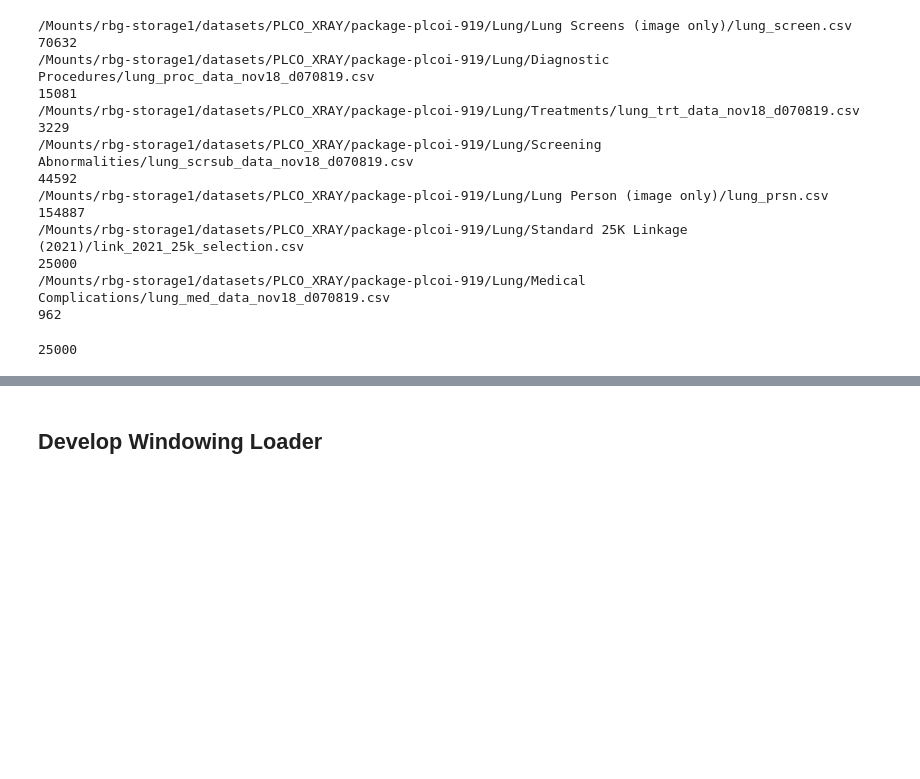
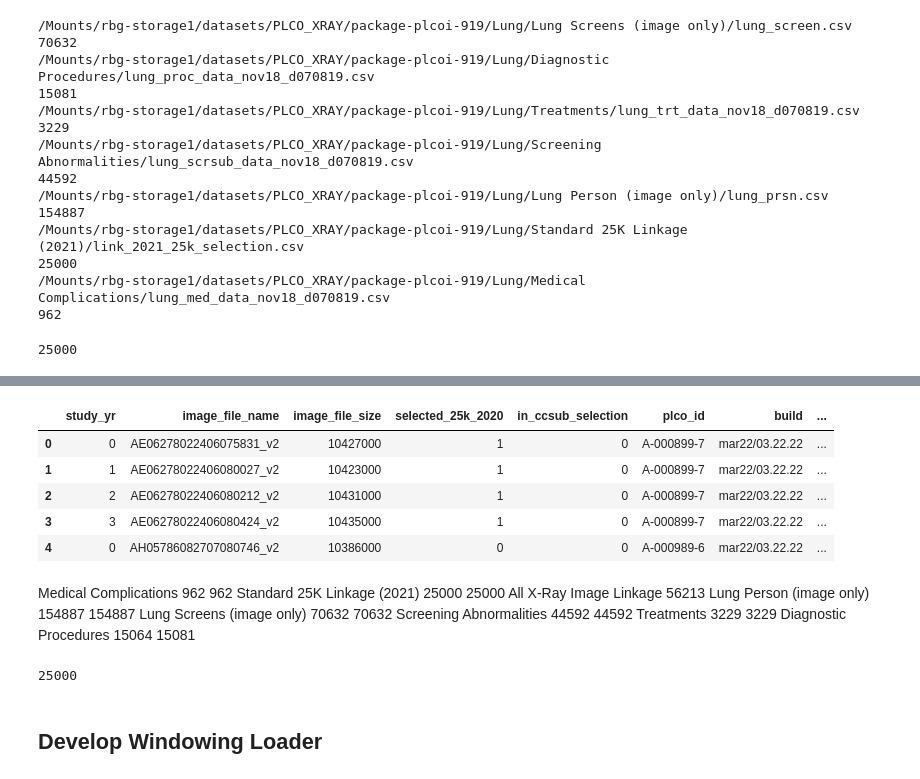
Before and after one commit to pgmikhael/SybilX, a Jupyter notebook: notebooks/updated_plco_eda.ipynb, the cells around one changed output, grey strips where cells are left out. Drawn from its saved outputs; the diff is of its cells as text; code cells hidden in the pictures; blank space fills up the shorter version.

```diff
--- a/notebooks/updated_plco_eda.ipynb
+++ b/notebooks/updated_plco_eda.ipynb
@@ -238,0 +296,4 @@ len(old_pids)
+# %%
+standard_set = pd.read_csv('/Mounts/rbg-storage1/datasets/PLCO_XRAY/new_package-plcoi-919/Lung/Standard 25K Linkage (2021)/lung_xryimg25_data_mar22_d032222.csv')
+old_standard_set = pd.read_csv('/Mounts/rbg-storage1/datasets/PLCO_XRAY/package-plcoi-919/Lung/Standard 25K Linkage (2021)/link_2021_25k_selection.csv')
+full_set = pd.read_csv('/Mounts/rbg-storage1/datasets/PLCO_XRAY/new_package-plcoi-919/Lung/All X-Ray Image Linkage/lung_xryimg_data_mar22_d032222.csv')
@@ -238,0 +326,18 @@ len(old_pids)
+# %%
+full_set.head()
+# %% [output]
+|  | study_yr | image_file_name | image_file_size | selected_25k_2020 | in_ccsub_selection | plco_id | build | ... |
+| 0 | 0 | AE06278022406075831_v2 | 10427000 | 1 | 0 | A-000899-7 | mar22/03.22.22 | ... |
+| 1 | 1 | AE06278022406080027_v2 | 10423000 | 1 | 0 | A-000899-7 | mar22/03.22.22 | ... |
+| 2 | 2 | AE06278022406080212_v2 | 10431000 | 1 | 0 | A-000899-7 | mar22/03.22.22 | ... |
+| 3 | 3 | AE06278022406080424_v2 | 10435000 | 1 | 0 | A-000899-7 | mar22/03.22.22 | ... |
+| 4 | 0 | AH05786082707080746_v2 | 10386000 | 0 | 0 | A-000989-6 | mar22/03.22.22 | ... |
+# %% [markdown]
+Medical Complications 962 962
+Standard 25K Linkage (2021) 25000 25000
+All X-Ray Image Linkage 56213
+Lung Person (image only) 154887 154887
+Lung Screens (image only) 70632 70632
+Screening Abnormalities 44592 44592
+Treatments 3229 3229
+Diagnostic Procedures 15064 15081
@@ -239,3 +352,7 @@ len(old_pids)
+# %%
+len(old_pids)
+# %% [output]
+25000
 # %% [markdown]
 ## Develop Windowing Loader
 # %%
```
Also changed, not shown: parts of 36 cells of this notebook, 2 other files.
